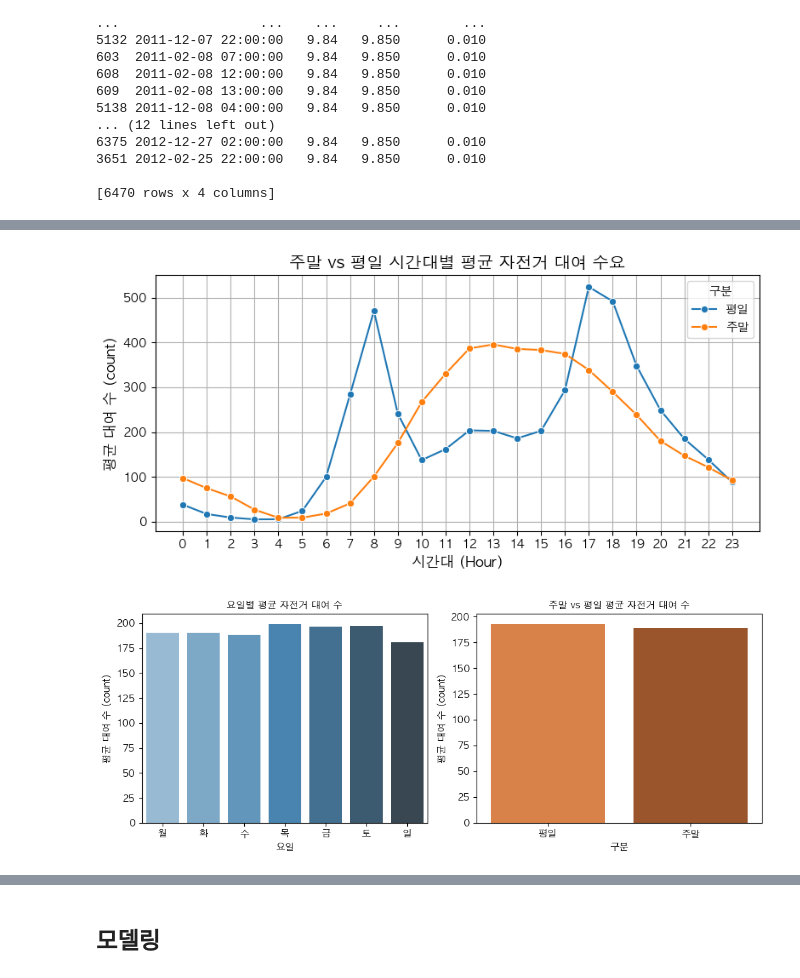
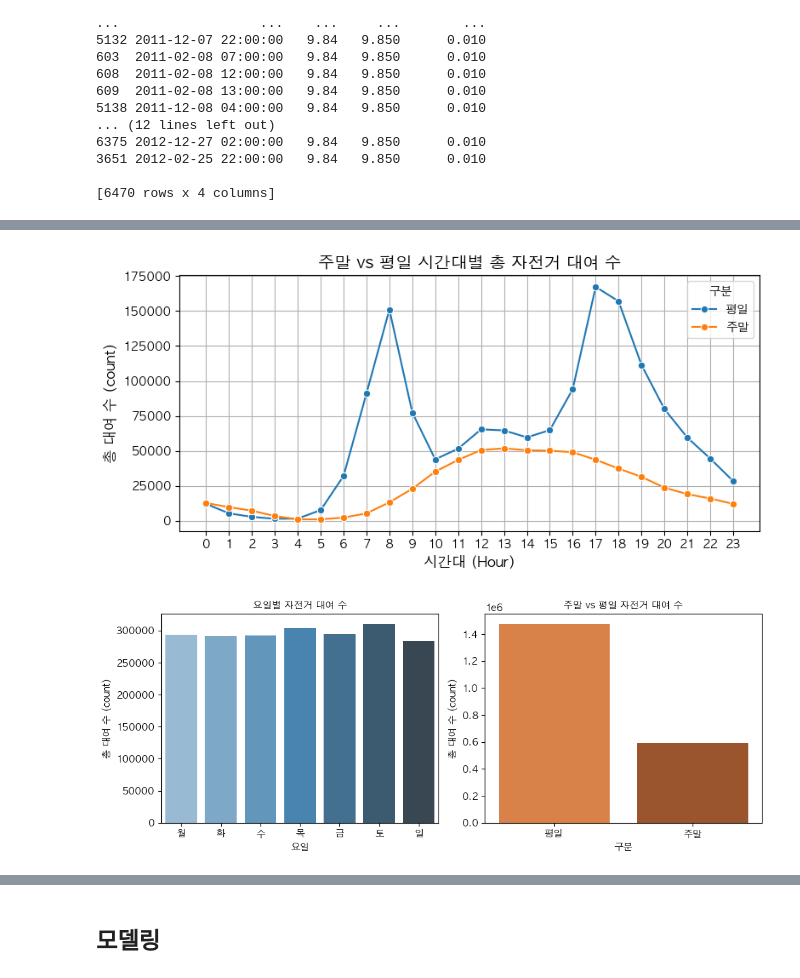
Before and after one commit to godseun/ai_engineer, a Jupyter notebook: mission_3/미션3_4팀_김재용.ipynb, the cells around one changed output, grey strips where cells are left out. Drawn from its saved outputs; the diff is of its cells as text; code cells hidden in the pictures.

```diff
--- a/mission_3/미션3_4팀_김재용.ipynb
+++ b/mission_3/미션3_4팀_김재용.ipynb
@@ -388,51 +387,51 @@ plt.show()
 # %%
-# 주말/평일 + 시간대별 평균 대여 수요
-hour_weekend_count = train_df.groupby(['is_weekend', 'hour'])['count'].mean().reset_index()
+# 주말/평일 + 시간대별 총 대여 수
+hour_weekend_count = train_df.groupby(['is_weekend', 'hour'])['count'].sum().reset_index()
 hour_weekend_count['구분'] = hour_weekend_count['is_weekend'].map({0: '평일', 1: '주말'})
 
 # 시각화
 plt.figure(figsize=(8, 4))
 sns.lineplot(data=hour_weekend_count, x='hour', y='count', hue='구분', marker='o')
-plt.title('주말 vs 평일 시간대별 평균 자전거 대여 수요', fontsize=14)
+plt.title('주말 vs 평일 시간대별 총 자전거 대여 수', fontsize=14)
 plt.xlabel('시간대 (Hour)', fontsize=12)
-plt.ylabel('평균 대여 수 (count)', fontsize=12)
+plt.ylabel('총 대여 수 (count)', fontsize=12)
 plt.grid(True)
 plt.xticks(range(0, 24))
 plt.legend(title='구분')
 plt.tight_layout()
 plt.show()
 # %% [output]
-[figure, old version]
+[figure, new version]
 # %%
-# 요일별 평균 대여량
-dayofweek_count = train_df.groupby('dayofweek')['count'].mean().reset_index()
-dayofweek_count.columns = ['요일', '평균 대여 수']
+# 요일별 총 대여량
+dayofweek_count = train_df.groupby('dayofweek')['count'].sum().reset_index()
+dayofweek_count.columns = ['요일', '총 대여 수']
 
-# 주말/평일별 평균 대여량
-weekend_count = train_df.groupby('is_weekend')['count'].mean().reset_index()
+# 주말/평일별 총 대여량
+weekend_count = train_df.groupby('is_weekend')['count'].sum().reset_index()
 weekend_count['구분'] = weekend_count['is_weekend'].map({0: '평일', 1: '주말'})
 weekend_count = weekend_count[['구분', 'count']]
-weekend_count.columns = ['구분', '평균 대여 수']
+weekend_count.columns = ['구분', '총 대여 수']
 
 fig, axes = plt.subplots(1, 2, figsize=(10, 4))
 
-# 요일별 평균 대여 수
-sns.barplot(data=dayofweek_count, x='요일', y='평균 대여 수', ax=axes[0], palette='Blues_d')
-axes[0].set_title('요일별 평균 자전거 대여 수', fontsize=10)
+# 요일별 총 대여 수
+sns.barplot(data=dayofweek_count, x='요일', y='총 대여 수', ax=axes[0], palette='Blues_d')
+axes[0].set_title('요일별 자전거 대여 수', fontsize=10)
 axes[0].set_xticklabels(['월', '화', '수', '목', '금', '토', '일'])
 axes[0].set_xlabel('요일', fontsize=10)
-axes[0].set_ylabel('평균 대여 수 (count)', fontsize=10)
+axes[0].set_ylabel('총 대여 수 (count)', fontsize=10)
 
-# 주말/평일 평균 대여 수
-sns.barplot(data=weekend_count, x='구분', y='평균 대여 수', ax=axes[1], palette='Oranges_d')
-axes[1].set_title('주말 vs 평일 평균 자전거 대여 수', fontsize=10)
+# 주말/평일 총 대여 수
+sns.barplot(data=weekend_count, x='구분', y='총 대여 수', ax=axes[1], palette='Oranges_d')
+axes[1].set_title('주말 vs 평일 자전거 대여 수', fontsize=10)
 axes[1].set_xlabel('구분', fontsize=10)
-axes[1].set_ylabel('평균 대여 수 (count)', fontsize=10)
+axes[1].set_ylabel('총 대여 수 (count)', fontsize=10)
 
 plt.tight_layout()
 plt.show()
 # %% [output]
-[figure, old version]
+[figure, new version]
 # %% [markdown]
 ### 데이터 2차 확인 결과
 
```
Also changed, not shown: parts of 12 cells of this notebook, 1 other file.
